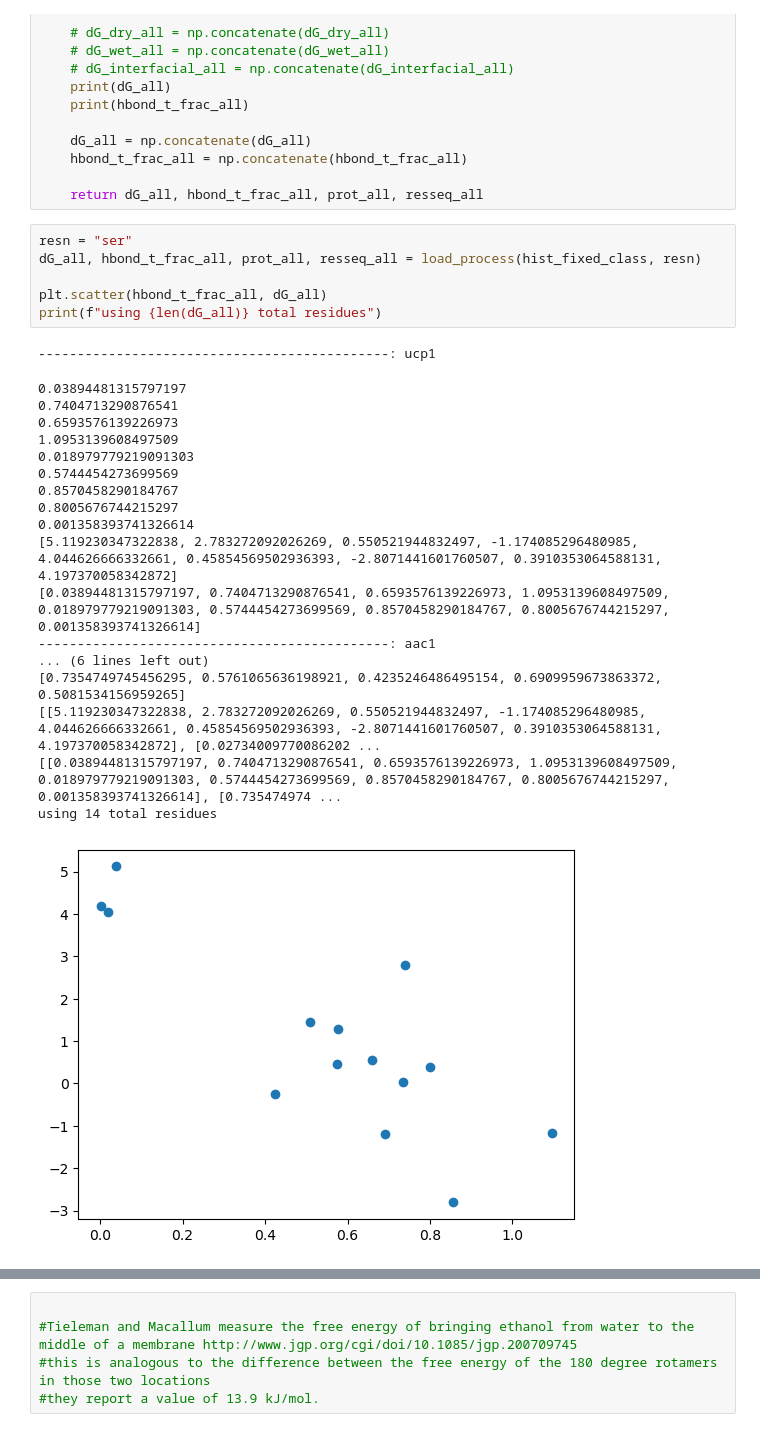
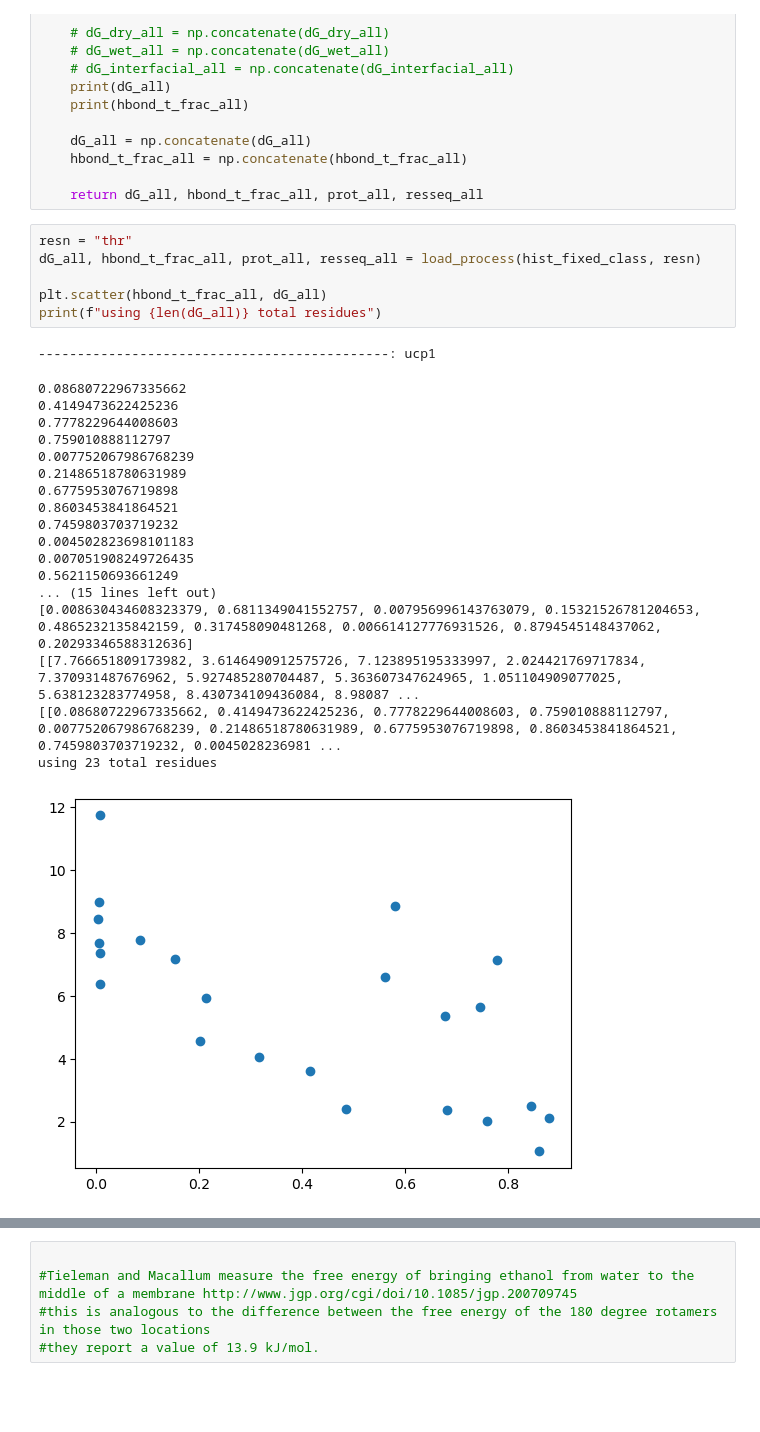
Before and after one commit to JonathanHB/threonine_rotamer_analysis, a Jupyter notebook: plot_rot_solv_sec_fixed_solvation.ipynb, the cells around one changed output, grey strips where cells are left out. Drawn from its saved outputs; the diff is of its cells as text; blank space fills up the shorter version.

```diff
--- a/plot_rot_solv_sec_fixed_solvation.ipynb
+++ b/plot_rot_solv_sec_fixed_solvation.ipynb
@@ -227,31 +227,31 @@ def load_process(analysis_method, resn):
 
     return dG_all, hbond_t_frac_all, prot_all, resseq_all
 # %%
-resn = "ser"
+resn = "thr"
 dG_all, hbond_t_frac_all, prot_all, resseq_all = load_process(hist_fixed_class, resn)
 
 plt.scatter(hbond_t_frac_all, dG_all)
 print(f"using {len(dG_all)} total residues")
 # %% [output]
 ---------------------------------------------: ucp1
-0.03894481315797197
-0.7404713290876541
-0.6593576139226973
-1.0953139608497509
-0.018979779219091303
-0.5744454273699569
-0.8570458290184767
-0.8005676744215297
-0.001358393741326614
-[5.119230347322838, 2.783272092026269, 0.550521944832497, -1.174085296480985, 4.044626666332661, 0.45854569502936393, -2.8071441601760507, 0.3910353064588131, 4.197370058342872]
-[0.03894481315797197, 0.7404713290876541, 0.6593576139226973, 1.0953139608497509, 0.018979779219091303, 0.5744454273699569, 0.8570458290184767, 0.8005676744215297, 0.001358393741326614]
----------------------------------------------: aac1
-... (6 lines left out)
-[0.7354749745456295, 0.5761065636198921, 0.4235246486495154, 0.6909959673863372, 0.5081534156959265]
-[[5.119230347322838, 2.783272092026269, 0.550521944832497, -1.174085296480985, 4.044626666332661, 0.45854569502936393, -2.8071441601760507, 0.3910353064588131, 4.197370058342872], [0.02734009770086202 ...
-[[0.03894481315797197, 0.7404713290876541, 0.6593576139226973, 1.0953139608497509, 0.018979779219091303, 0.5744454273699569, 0.8570458290184767, 0.8005676744215297, 0.001358393741326614], [0.735474974 ...
-using 14 total residues
+0.08680722967335662
+0.4149473622425236
+0.7778229644008603
+0.759010888112797
+0.007752067986768239
+0.21486518780631989
+0.6775953076719898
+0.8603453841864521
+0.7459803703719232
+0.004502823698101183
+0.007051908249726435
+0.5621150693661249
+... (15 lines left out)
+[0.008630434608323379, 0.6811349041552757, 0.007956996143763079, 0.15321526781204653, 0.4865232135842159, 0.317458090481268, 0.006614127776931526, 0.8794545148437062, 0.20293346588312636]
+[[7.766651809173982, 3.6146490912575726, 7.123895195333997, 2.024421769717834, 7.370931487676962, 5.927485280704487, 5.363607347624965, 1.051104909077025, 5.638123283774958, 8.430734109436084, 8.98087 ...
+[[0.08680722967335662, 0.4149473622425236, 0.7778229644008603, 0.759010888112797, 0.007752067986768239, 0.21486518780631989, 0.6775953076719898, 0.8603453841864521, 0.7459803703719232, 0.0045028236981 ...
+using 23 total residues
-[figure, old version]
+[figure, new version]
 # %%
 #plt.figure(figsize=(5,5), dpi=600)
 fsz = 16
```
Also changed, not shown: parts of 2 cells of this notebook, 1 other file.
